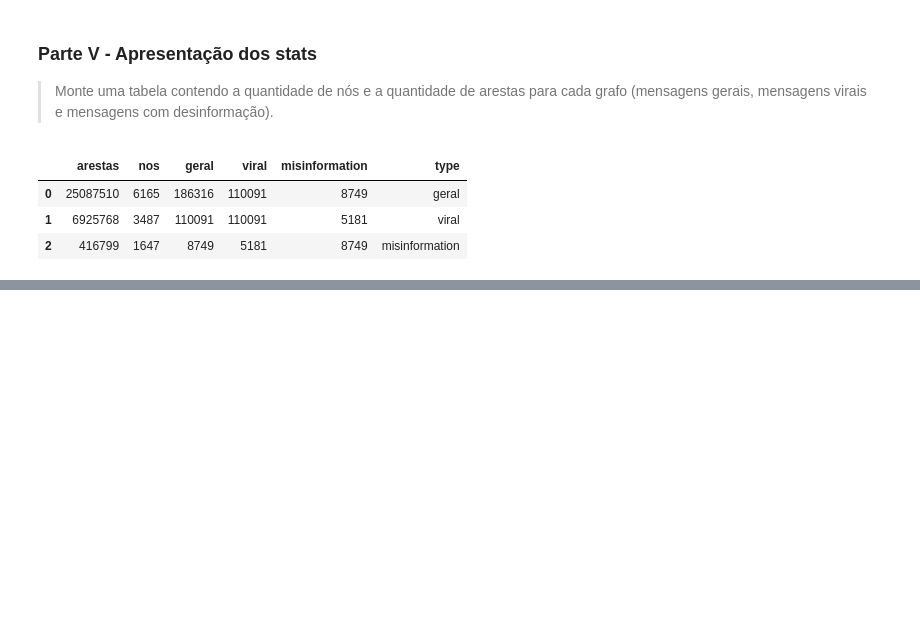
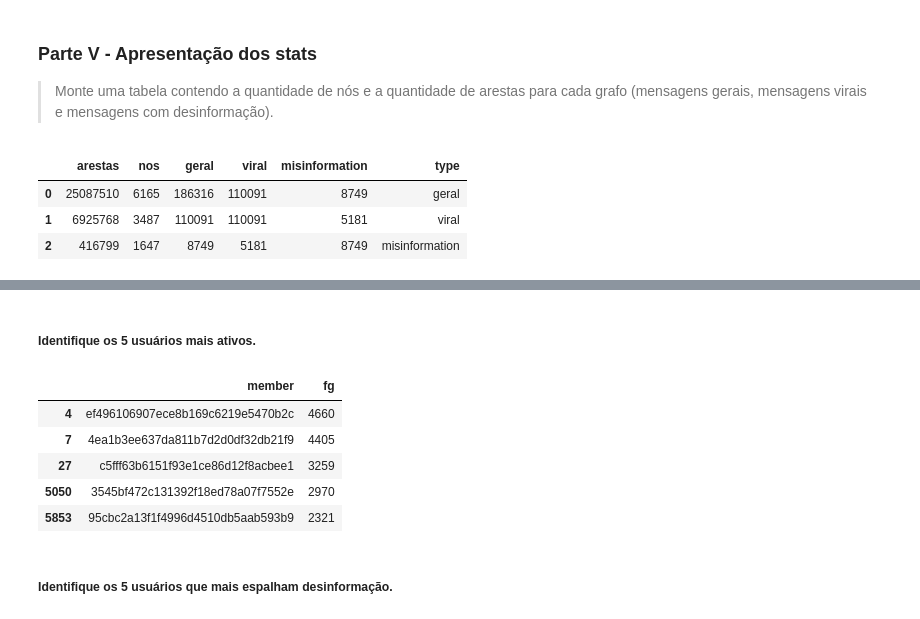
Before and after one commit to vauxgomes/ufc-ckp7477, a Jupyter notebook: lista-1/main.ipynb, the cells around one changed output, grey strips where cells are left out. Drawn from its saved outputs; the diff is of its cells as text; code cells hidden in the pictures; blank space fills up the shorter version.

```diff
--- a/lista-1/main.ipynb
+++ b/lista-1/main.ipynb
@@ -449,0 +502,17 @@ pd.DataFrame([geral['stats'], viral['stats'], misinformation['stats']])
+# %% [markdown]
+##### Identifique os 5 usuários mais ativos.
+# %%
+# Os de maior força geral
+dfstats.sort_values(by='fg', ascending=False)[['member', 'fg']].head(5)
+
+# Total de mensagens dos 5 mais ativos (Os que mais mandam mensagens)
+# df.member.value_counts()[:5]
+# %% [output]
+|  | member | fg |
+| 4 | ef496106907ece8b169c6219e5470b2c | 4660 |
+| 7 | 4ea1b3ee637da811b7d2d0df32db21f9 | 4405 |
+| 27 | c5fff63b6151f93e1ce86d12f8acbee1 | 3259 |
+| 5050 | 3545bf472c131392f18ed78a07f7552e | 2970 |
+| 5853 | 95cbc2a13f1f4996d4510db5aab593b9 | 2321 |
+# %% [markdown]
+##### Identifique os 5 usuários que mais espalham desinformação.
```
Also changed, not shown: parts of 15 cells of this notebook.
